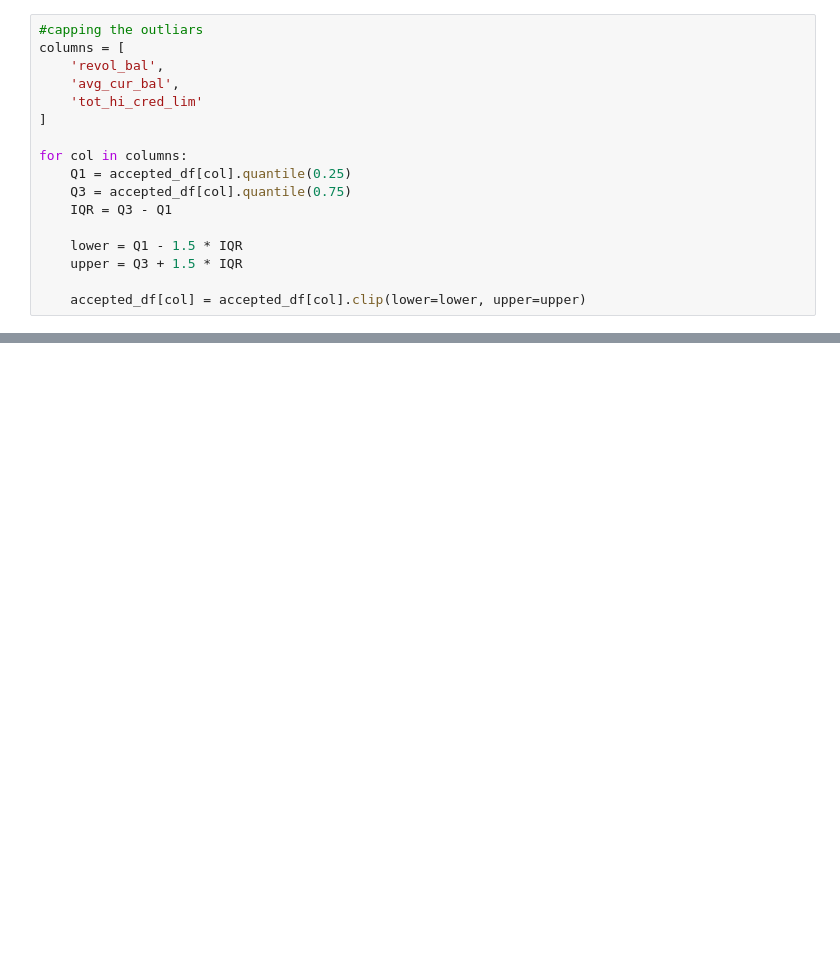
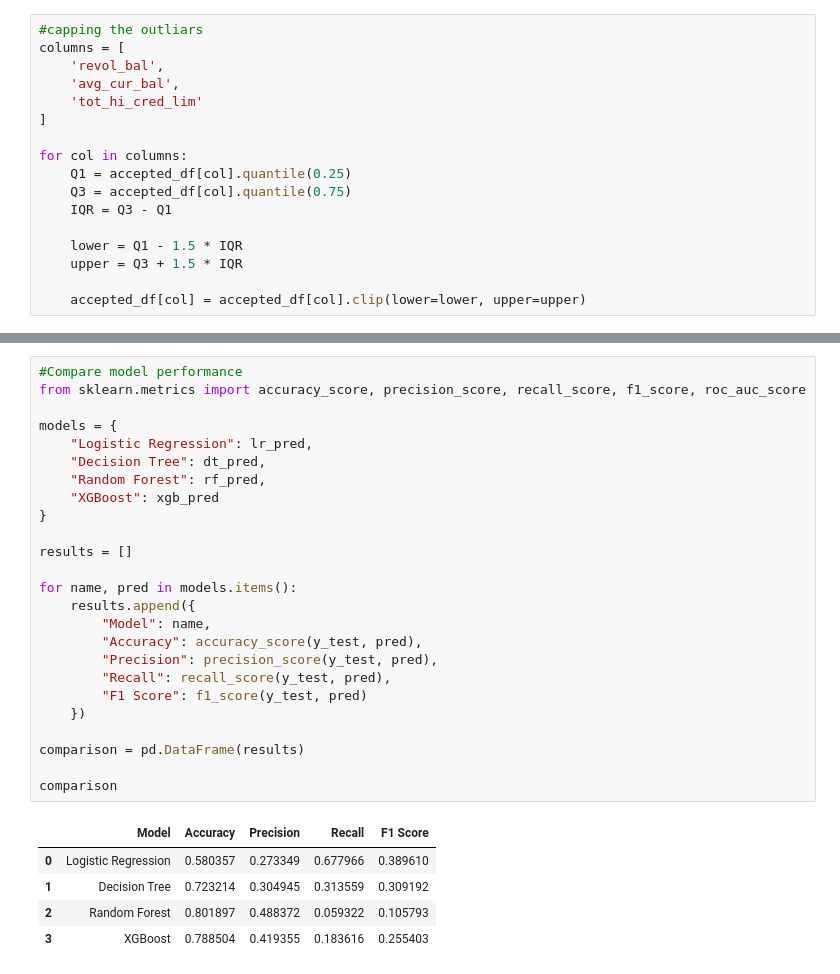
Before and after one commit to bhatturvashi2618-sketch/capstoneproject2, a Jupyter notebook: Copy_of_loan_approval.ipynb, the cells around one changed output, grey strips where cells are left out. Saved outputs shown, nothing was run; the diff lists cells and outputs as text; blank space fills up the shorter version.

```diff
--- a/Copy_of_loan_approval.ipynb
+++ b/Copy_of_loan_approval.ipynb
@@ -380,0 +575,31 @@ There are a few ways to connect Colab to GitHub:
+# %%
+#Compare model performance
+from sklearn.metrics import accuracy_score, precision_score, recall_score, f1_score, roc_auc_score
+
+models = {
+    "Logistic Regression": lr_pred,
+    "Decision Tree": dt_pred,
+    "Random Forest": rf_pred,
+    "XGBoost": xgb_pred
+}
+
+results = []
+
+for name, pred in models.items():
+    results.append({
+        "Model": name,
+        "Accuracy": accuracy_score(y_test, pred),
+        "Precision": precision_score(y_test, pred),
+        "Recall": recall_score(y_test, pred),
+        "F1 Score": f1_score(y_test, pred)
+    })
+
+comparison = pd.DataFrame(results)
+
+comparison
+# %% [output]
+|  | Model | Accuracy | Precision | Recall | F1 Score |
+| 0 | Logistic Regression | 0.580357 | 0.273349 | 0.677966 | 0.389610 |
+| 1 | Decision Tree | 0.723214 | 0.304945 | 0.313559 | 0.309192 |
+| 2 | Random Forest | 0.801897 | 0.488372 | 0.059322 | 0.105793 |
+| 3 | XGBoost | 0.788504 | 0.419355 | 0.183616 | 0.255403 |
```
Also changed, not shown: parts of 58 cells of this notebook.
